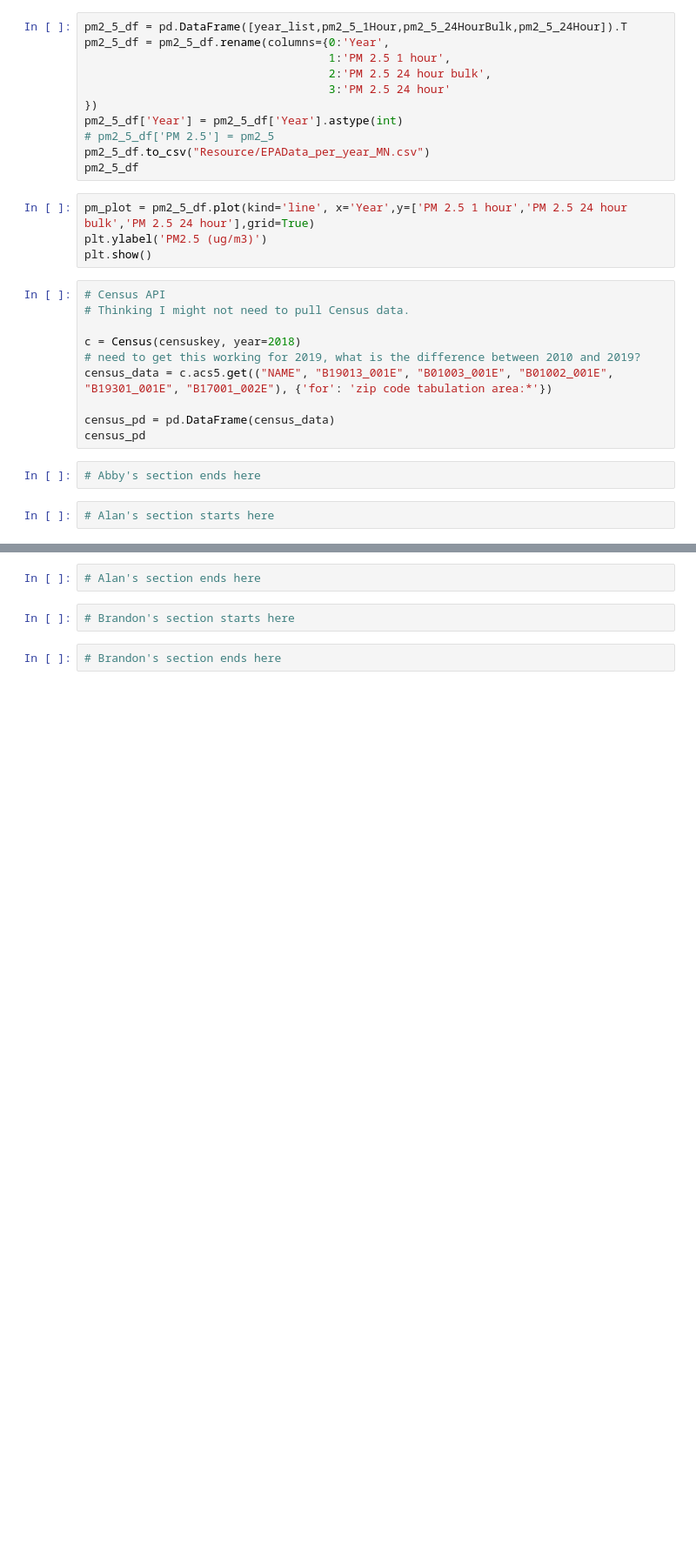
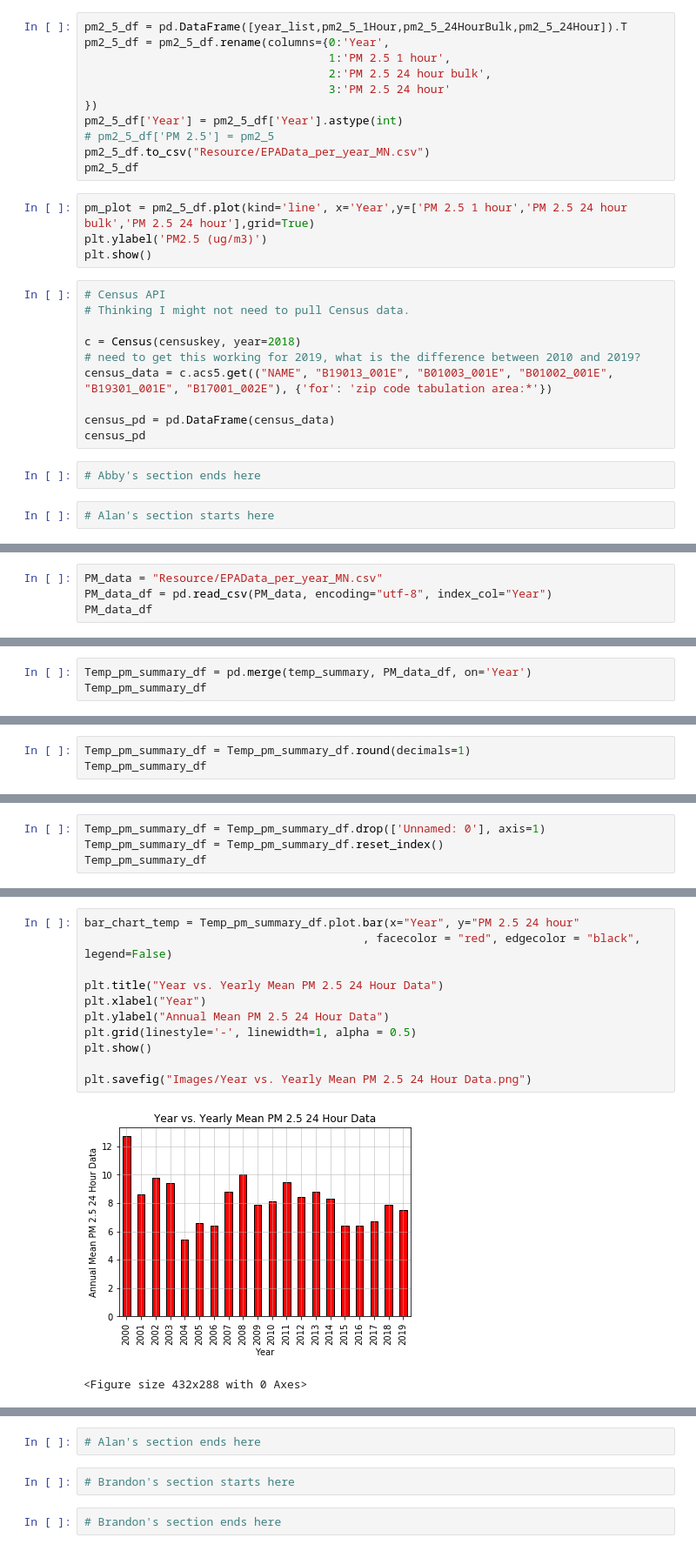
Before and after one commit to abbylemon/fake-news, a Jupyter notebook: AirQuality.ipynb, the cells around one changed output, grey strips where cells are left out. Shown at 87% size. Drawn from its saved outputs; the diff is of its cells as text; blank space fills up the shorter version.

Commit message:
whole lot of new data

```diff
--- a/AirQuality.ipynb
+++ b/AirQuality.ipynb
@@ -130,0 +246,4 @@ census_pd
+# %%
+PM_data = "Resource/EPAData_per_year_MN.csv"
+PM_data_df = pd.read_csv(PM_data, encoding="utf-8", index_col="Year")
+PM_data_df
@@ -130,0 +290,3 @@ census_pd
+# %%
+Temp_pm_summary_df = pd.merge(temp_summary, PM_data_df, on='Year')
+Temp_pm_summary_df
@@ -130,0 +333,3 @@ census_pd
+# %%
+Temp_pm_summary_df = Temp_pm_summary_df.round(decimals=1)
+Temp_pm_summary_df
@@ -130,0 +355,4 @@ census_pd
+# %%
+Temp_pm_summary_df = Temp_pm_summary_df.drop(['Unnamed: 0'], axis=1)
+Temp_pm_summary_df = Temp_pm_summary_df.reset_index()
+Temp_pm_summary_df
@@ -130,0 +377,14 @@ census_pd
+# %%
+bar_chart_temp = Temp_pm_summary_df.plot.bar(x="Year", y="PM 2.5 24 hour"
+                                         , facecolor = "red", edgecolor = "black", legend=False)
+
+plt.title("Year vs. Yearly Mean PM 2.5 24 Hour Data")
+plt.xlabel("Year")
+plt.ylabel("Annual Mean PM 2.5 24 Hour Data")
+plt.grid(linestyle='-', linewidth=1, alpha = 0.5)
+plt.show()
+
+plt.savefig("Images/Year vs. Yearly Mean PM 2.5 24 Hour Data.png")
+# %% [output]
+[figure, added]
+<Figure size 432x288 with 0 Axes>
```
Also changed, not shown: parts of 16 cells of this notebook, 4 other files.
